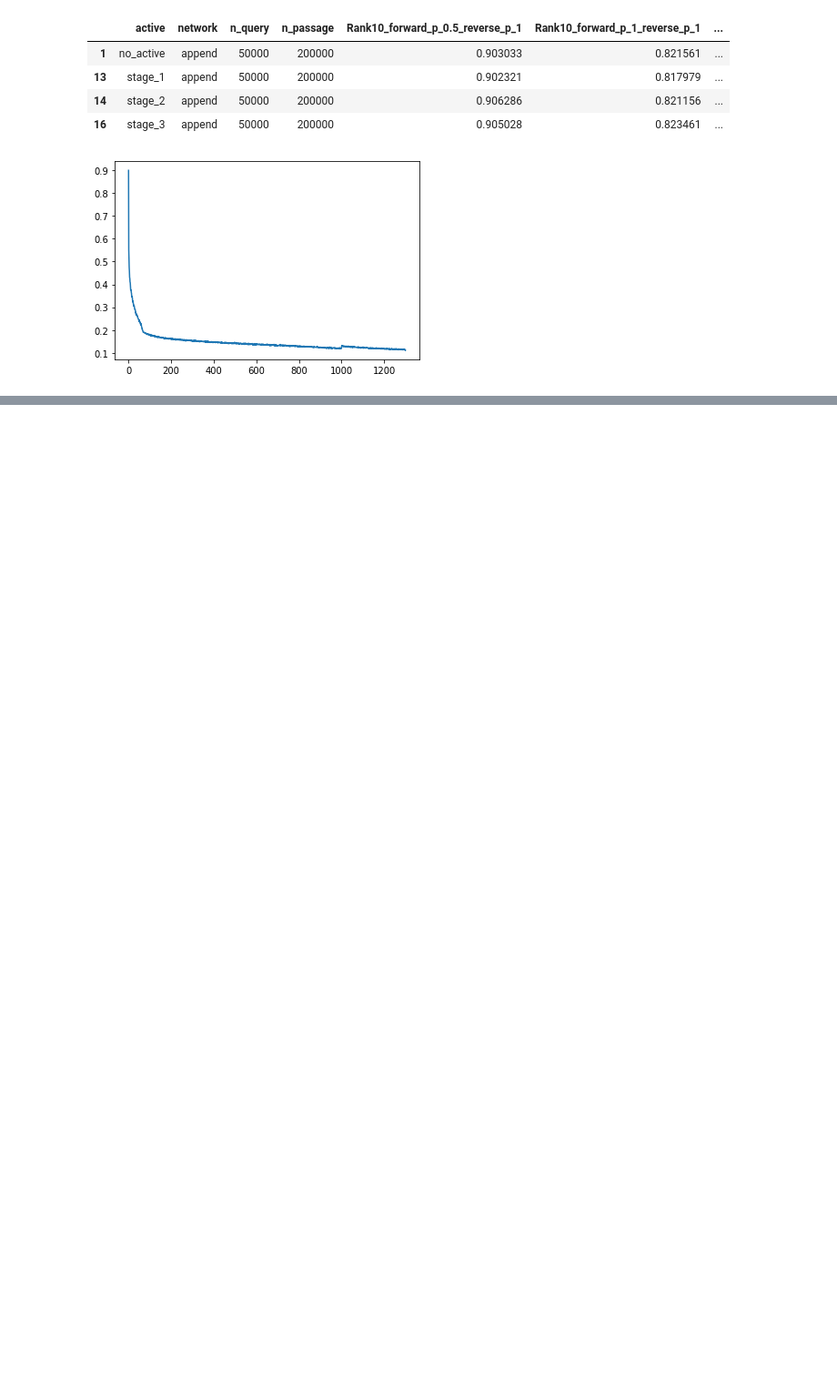
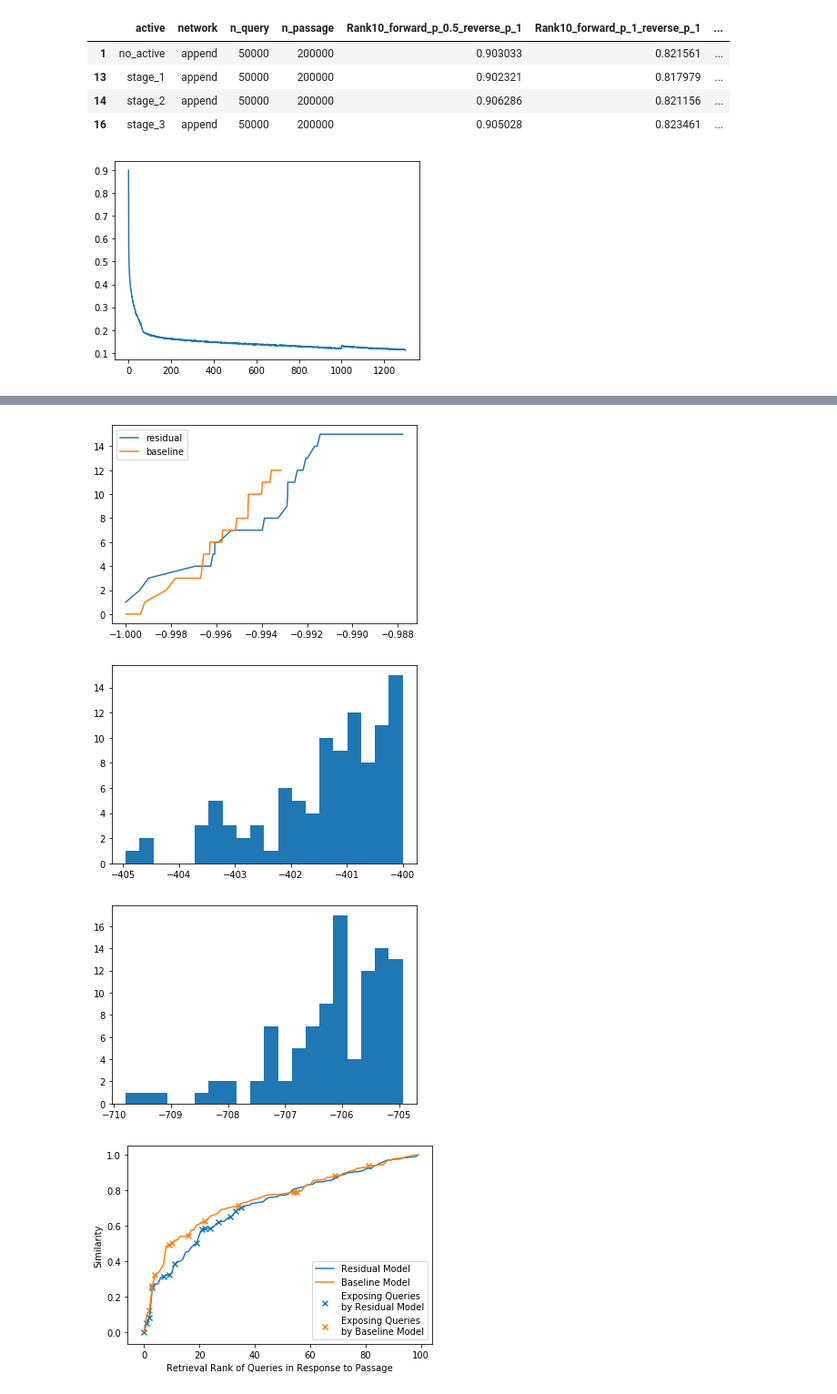
Before and after one commit to Chipxiang/search-exposure, a Jupyter notebook: visualization/Visualization_for_paper.ipynb, the cells around one changed output, grey strips where cells are left out. Shown: that part at 91% size. Saved outputs shown, nothing was run; the diff lists cells and outputs as text; code cells hidden in the pictures; blank space fills up the shorter version.

```diff
--- a/visualization/Visualization_for_paper.ipynb
+++ b/visualization/Visualization_for_paper.ipynb
@@ -120,0 +366,9 @@ plot_active_learning(all_training_loss, residual_active)
+# %%
+pid = 6701237
+pid_map = pid_reverse_mapping[pid]
+# %%
+# reverse ranker
+distance_residual, near_qids = query_index.search(np.array([passage_new_np[pid_map,:]]),100)
+# %%
+# baseline model
+distance_baseline, near_qids_baseline = query_index_baseline.search(np.array([passage_np[pid_map,:]]),100)
@@ -120,0 +442,32 @@ plot_active_learning(all_training_loss, residual_active)
+# %%
+def all_exposing(allqids, distance, pid, baseline, residual, true_dict=true_dict_100):
+    similarity = []
+    xaxis = []
+    max_dist = np.max(distance)
+    min_dist = np.min(distance)
+    allset = delete_zeros(true_dict[pid])
+    base_set = delete_zeros(baseline)
+    residual_set = delete_zeros(residual)
+    newly_found = residual_set - base_set
+    remain = allset-residual_set
+    expose_x = []
+    expose_y = []
+    new_x = []
+    new_y = []
+    remain_x = []
+    remain_y = []
+    i=0
+    for q in allqids:
+        qid = qid_mapping[q]
+        if qid in base_set:
+            expose_x.append(i)
+            expose_y.append((max_dist-distance[i])/(max_dist-min_dist))
+        elif qid in newly_found:
+            new_x.append(i)
+            new_y.append((max_dist-distance[i])/(max_dist-min_dist))
+        elif qid in remain:
+            remain_x.append(i)
+            remain_y.append((max_dist-distance[i])/(max_dist-min_dist))
+        similarity.append((max_dist-distance[i])/(max_dist-min_dist))
+        i += 1
+    return similarity, expose_x, expose_y, new_x, new_y, remain_x, remain_y
@@ -120,0 +625,7 @@ plot_active_learning(all_training_loss, residual_active)
+# %%
+visualization(pid, pid_reverse_mapping, qid_mapping, query_index, query_index_baseline, results, 100)
+# %% [output]
+[figure, added]
+[figure, added]
+[figure, added]
+[figure, added]
```
Also changed, not shown: parts of 48 cells of this notebook, 1 other file.
